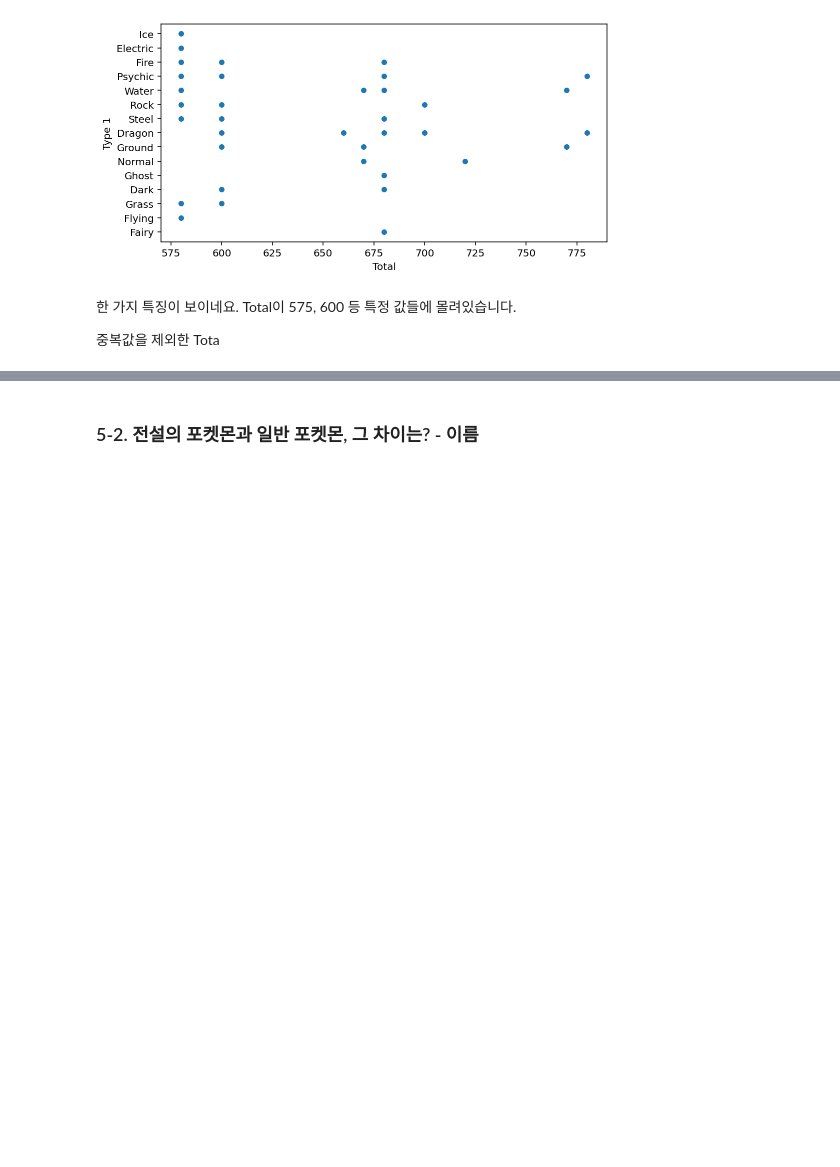
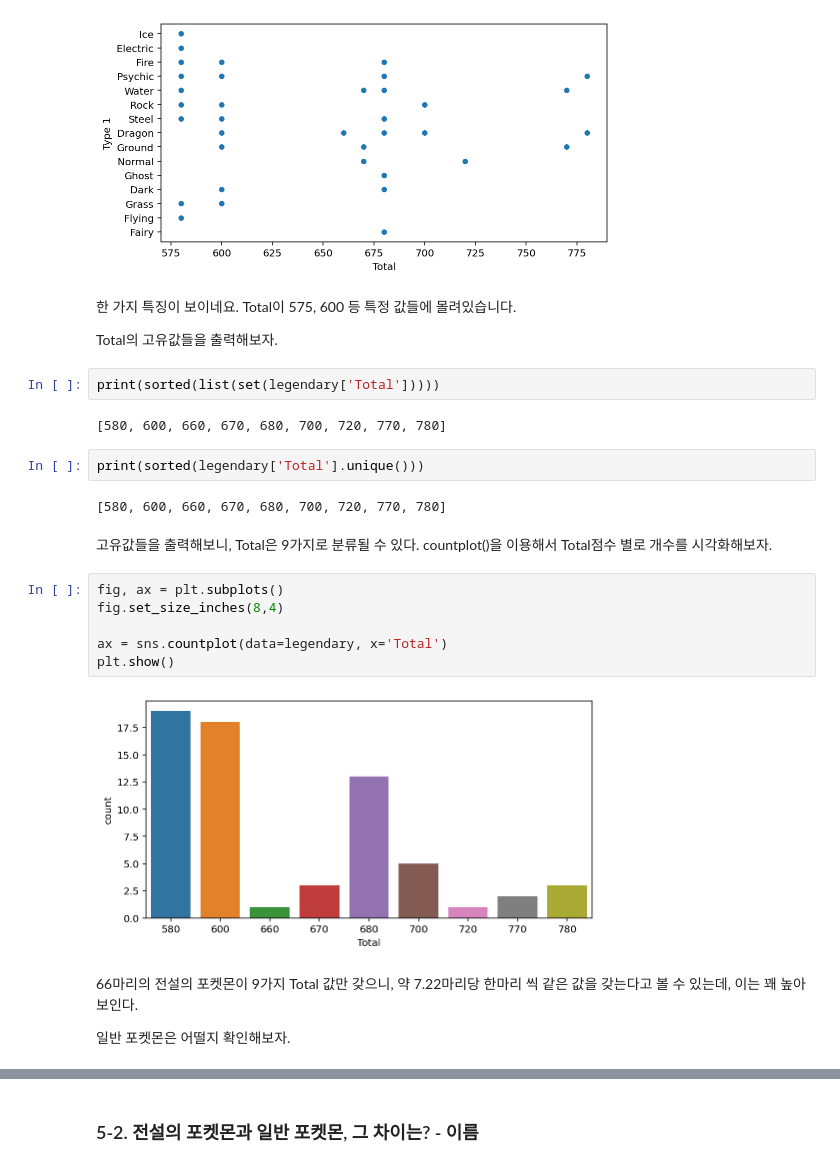
Before and after one commit to leetaehwan/aiffel_project, a Jupyter notebook: pokemon_monsterball.ipynb, the cells around one changed output, grey strips where cells are left out. Drawn from its saved outputs; the diff is of its cells as text; blank space fills up the shorter version.

```diff
--- a/pokemon_monsterball.ipynb
+++ b/pokemon_monsterball.ipynb
@@ -485,4 +485,27 @@ plt.show()
 한 가지 특징이 보이네요.
 Total이 575, 600 등 특정 값들에 몰려있습니다.
 
-중복값을 제외한 Tota
+Total의 고유값들을 출력해보자.
+# %%
+print(sorted(list(set(legendary['Total']))))
+# %% [output]
+[580, 600, 660, 670, 680, 700, 720, 770, 780]
+# %%
+print(sorted(legendary['Total'].unique()))
+# %% [output]
+[580, 600, 660, 670, 680, 700, 720, 770, 780]
+# %% [markdown]
+고유값들을 출력해보니, Total은 9가지로 분류될 수 있다.
+countplot()을 이용해서 Total점수 별로 개수를 시각화해보자.
+# %%
+fig, ax = plt.subplots()
+fig.set_size_inches(8,4)
+
+ax = sns.countplot(data=legendary, x='Total')
+plt.show()
+# %% [output]
+[figure, added]
+# %% [markdown]
+66마리의 전설의 포켓몬이 9가지 Total 값만 갖으니, 약 7.22마리당 한마리 씩 같은 값을 갖는다고 볼 수 있는데, 이는 꽤 높아보인다.
+
+일반 포켓몬은 어떨지 확인해보자.
```
Also changed, not shown: parts of 94 cells of this notebook, 1 other file.
